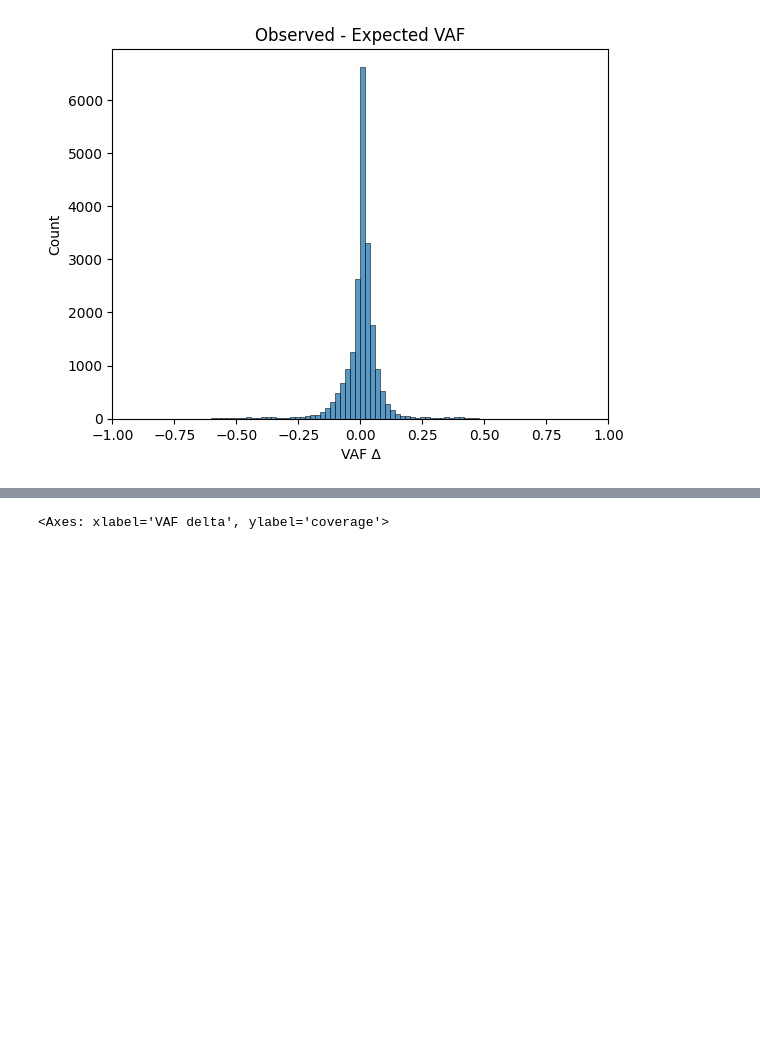
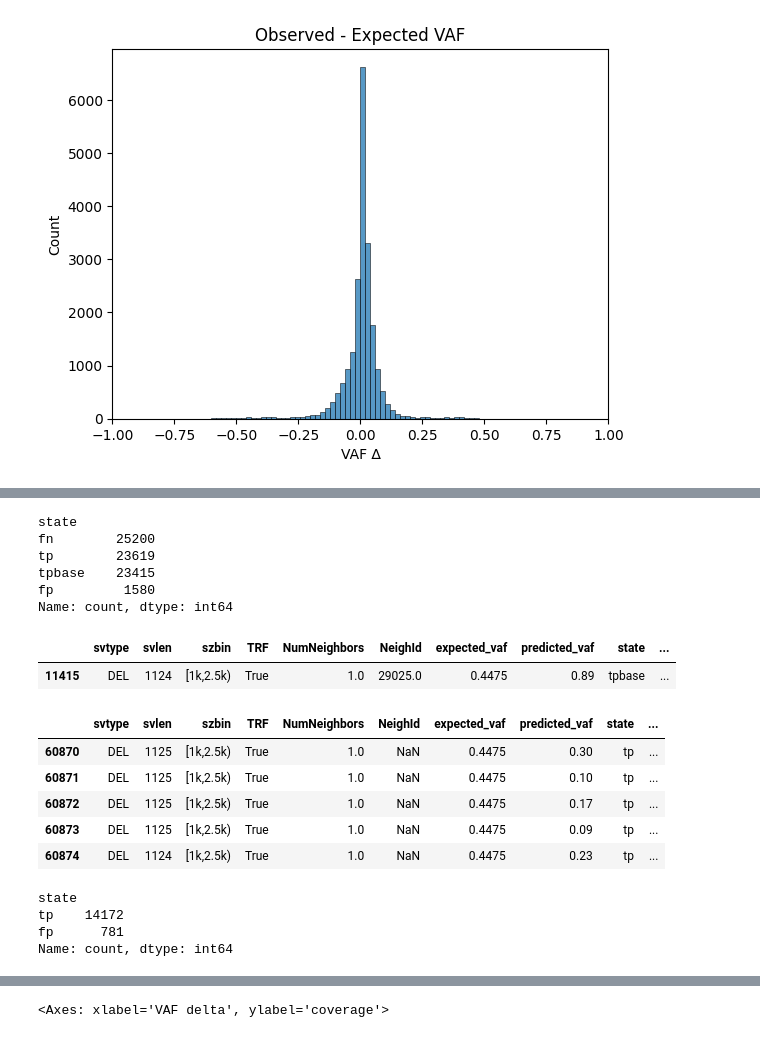
Before and after one commit to BCM-HGSC/SMaHT_MIMS, a Jupyter notebook: allele_delta/ObservedVAF.ipynb, the cells around one changed output, grey strips where cells are left out. Cells and saved outputs as stored; diff of their text form; code cells hidden in the pictures; blank space fills up the shorter version.

```diff
--- a/allele_delta/ObservedVAF.ipynb
+++ b/allele_delta/ObservedVAF.ipynb
@@ -135,0 +367,16 @@ Name: VAF delta, dtype: float64
+# %%
+mosaic['state'].value_counts()
+# %% [output]
+state
+fn        25200
+tp        23619
+tpbase    23415
+fp         1580
+Name: count, dtype: int64
+# %%
+base = mosaic['state'].isin(['tpbase', 'fn']) & (mosaic['expected_vaf'] < 0.3)
+all_comp = mosaic['state'].isin(['tp', 'fp'])
+comp = ~mosaic['state'].isin(['tpbase', 'fn']) & (mosaic['predicted_vaf'] < 0.3)
+# %%
+base = mosaic[base]
+all_comp = mosaic[all_comp]
@@ -135,0 +388,21 @@ Name: VAF delta, dtype: float64
+# %%
+all_base[all_base['base_id'] == 29962.1]
+# %% [output]
+|  | svtype | svlen | szbin | TRF | NumNeighbors | NeighId | expected_vaf | predicted_vaf | state | ... |
+| 11415 | DEL | 1124 | [1k,2.5k) | True | 1.0 | 29025.0 | 0.4475 | 0.89 | tpbase | ... |
+# %%
+all_comp[all_comp['base_id'] == 29962.1]
+# %% [output]
+|  | svtype | svlen | szbin | TRF | NumNeighbors | NeighId | expected_vaf | predicted_vaf | state | ... |
+| 60870 | DEL | 1125 | [1k,2.5k) | True | 1.0 | NaN | 0.4475 | 0.30 | tp | ... |
+| 60871 | DEL | 1125 | [1k,2.5k) | True | 1.0 | NaN | 0.4475 | 0.10 | tp | ... |
+| 60872 | DEL | 1125 | [1k,2.5k) | True | 1.0 | NaN | 0.4475 | 0.17 | tp | ... |
+| 60873 | DEL | 1125 | [1k,2.5k) | True | 1.0 | NaN | 0.4475 | 0.09 | tp | ... |
+| 60874 | DEL | 1124 | [1k,2.5k) | True | 1.0 | NaN | 0.4475 | 0.23 | tp | ... |
+# %%
+all_comp[all_comp['comp_id'].isin(base['comp_id'])]['state'].value_counts()
+# %% [output]
+state
+tp    14172
+fp      781
+Name: count, dtype: int64
```
Also changed, not shown: parts of 27 cells of this notebook.
